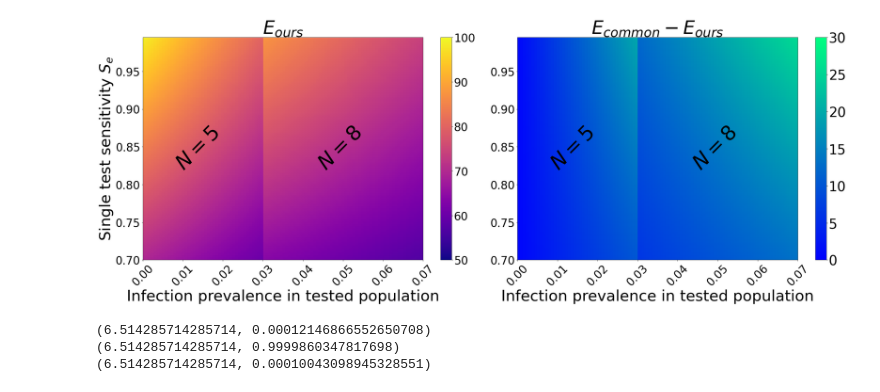
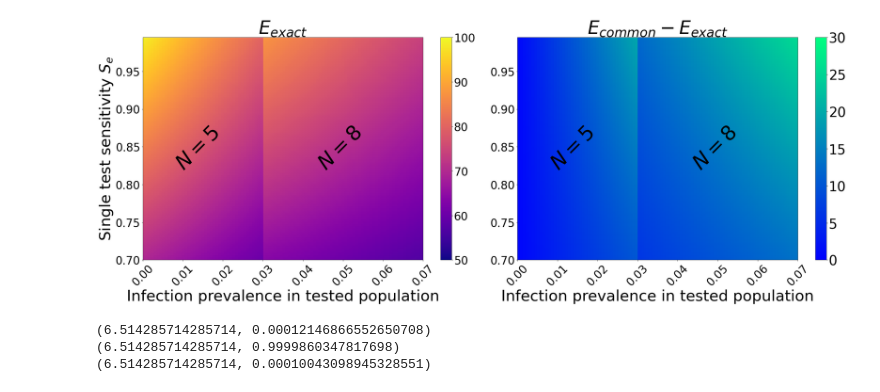
Before and after one commit to yairdaon/errorates, a Jupyter notebook: comment.ipynb, the cells around one changed output. Saved outputs shown, nothing was run; the diff lists cells and outputs as text; code cells hidden in the pictures.

```diff
--- a/comment.ipynb
+++ b/comment.ipynb
@@ -70,36 +70,36 @@ diff = common - our
 ax = axes[0]
 im = plot_ax(ax,
              our,
              q,
              tp,
              model='our',
              vmin=50,
              vmax=100,
              cmap='plasma',
-             tit = "$E_{ours}$")
+             tit = "$E_{exact}$")
 cbar = fig.colorbar(im, ax=ax)
 cbar.ax.tick_params(labelsize=33)
 ax.tick_params(axis='x', rotation=45)
 
 
 ax = axes[1]
 im = plot_ax(ax,
              diff,
              q,
              tp,
              model='diff (common - our)',
              cmap='winter',
              vmin=0,
              vmax=30,
-             tit='$E_{common} - E_{ours}$',
+             tit='$E_{common} - E_{exact}$',
              ylabel=False)
 cbar = fig.colorbar(im, ax=ax)
 cbar.ax.tick_params(labelsize=40)
 ax.tick_params(axis='x', rotation=45)
 plt.tight_layout()
 plt.savefig('heatmap.jpg', dpi=300)
 # %% [output]
-[figure, old version]
+[figure, new version]
 # %%
 import math
 
```
Also changed, not shown: 2 other files.
